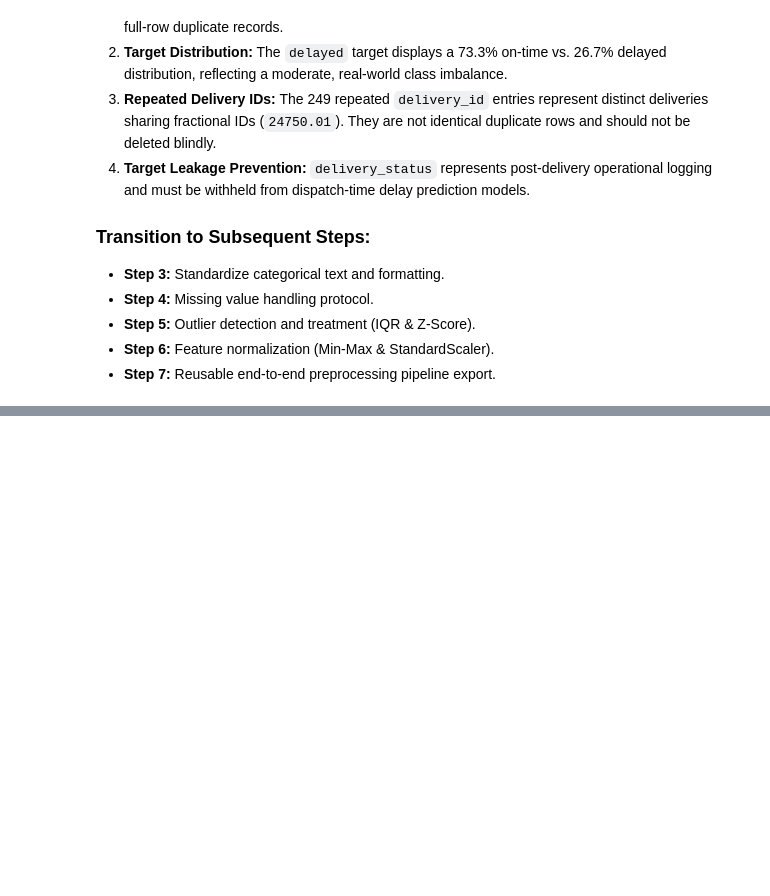
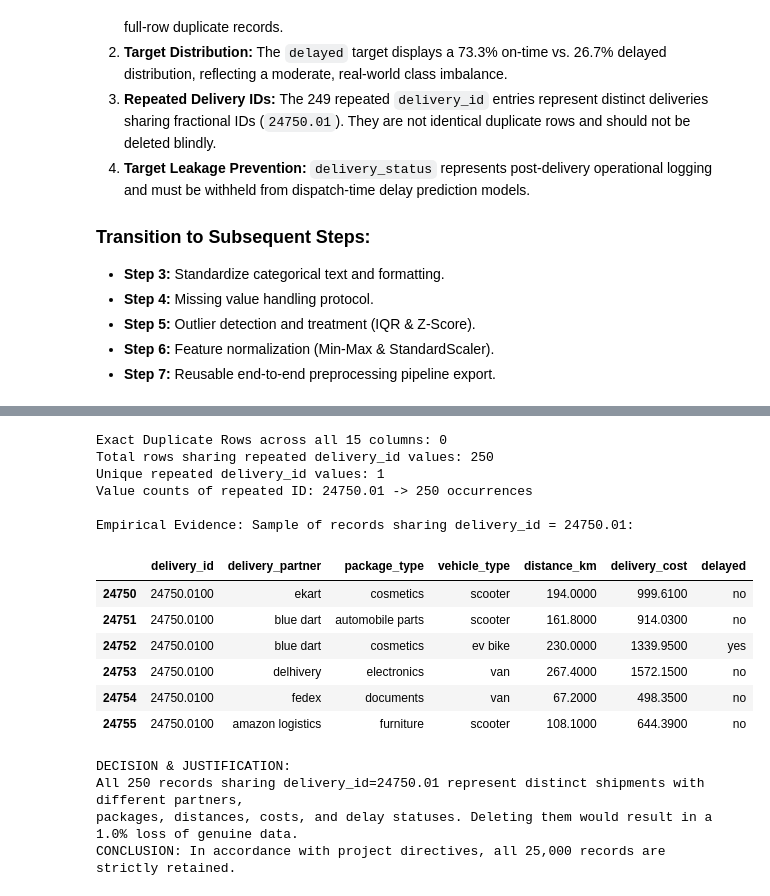
Before and after one commit to madhavanj8148/Logistics-Data-Analytics, a Jupyter notebook: notebooks/Week2_Data_Preprocessing.ipynb, the cells around one changed output, grey strips where cells are left out. Cells and saved outputs as stored; diff of their text form; code cells hidden in the pictures; blank space fills up the shorter version.

```diff
--- a/notebooks/Week2_Data_Preprocessing.ipynb
+++ b/notebooks/Week2_Data_Preprocessing.ipynb
@@ -458,0 +475,21 @@ This exploratory preprocessing notebook has established a verified, empirical pr
+# %%
+# 3.1 String Cleaning & Categorical Standardization
+# Create a dedicated working copy of the dataset for cleaning
+df_cleaned = df.copy()
+
+# 1. Standardize column name: traffic_Level -> traffic_level
+if 'traffic_Level' in df_cleaned.columns:
+    df_cleaned.rename(columns={'traffic_Level': 'traffic_level'}, inplace=True)
+    print("Renamed column: `traffic_Level` -> `traffic_level`")
+
+# 2. Vectorised whitespace stripping & lowercase standardization
+categorical_cols = df_cleaned.select_dtypes(include=['object', 'string']).columns.tolist()
+
+print(f"Cleaning {len(categorical_cols)} categorical/string columns:")
+for col in categorical_cols:
+    before_sample = df_cleaned[col].iloc[0]
+    df_cleaned[col] = df_cleaned[col].astype(str).str.strip().str.lower()
+    after_sample = df_cleaned[col].iloc[0]
+    print(f"  - `{col}`: e.g., '{before_sample}' -> '{after_sample}'")
+
+print("\nString cleaning and categorical standardization completed successfully!")
@@ -458,0 +549,40 @@ This exploratory preprocessing notebook has established a verified, empirical pr
+# %%
+# 3.3 Duplicate Records Analysis & Identifier Justification
+exact_dupes = df_cleaned.duplicated().sum()
+print(f"Exact Duplicate Rows across all 15 columns: {exact_dupes}")
+
+# Inspect rows sharing repeated delivery IDs
+repeated_mask = df_cleaned['delivery_id'].duplicated(keep=False)
+repeated_df = df_cleaned[repeated_mask].sort_values('delivery_id')
+
+print(f"Total rows sharing repeated delivery_id values: {len(repeated_df)}")
+print(f"Unique repeated delivery_id values: {repeated_df['delivery_id'].nunique()}")
+print(f"Value counts of repeated ID: {repeated_df['delivery_id'].iloc[0]} -> {len(repeated_df)} occurrences")
+
+# Display proof of distinct operational attributes
+print("\nEmpirical Evidence: Sample of records sharing delivery_id = 24750.01:")
+sample_repeated = repeated_df[['delivery_id', 'delivery_partner', 'package_type', 'vehicle_type', 'distance_km', 'delivery_cost', 'delayed']].head(6)
+display(sample_repeated)
+
+print("\nDECISION & JUSTIFICATION:")
+print("All 250 records sharing delivery_id=24750.01 represent distinct shipments with different partners,")
+print("packages, distances, costs, and delay statuses. Deleting them would result in a 1.0% loss of genuine data.")
+print("CONCLUSION: In accordance with project directives, all 25,000 records are strictly retained.")
+# %% [output]
+Exact Duplicate Rows across all 15 columns: 0
+Total rows sharing repeated delivery_id values: 250
+Unique repeated delivery_id values: 1
+Value counts of repeated ID: 24750.01 -> 250 occurrences
+
+Empirical Evidence: Sample of records sharing delivery_id = 24750.01:
+|  | delivery_id | delivery_partner | package_type | vehicle_type | distance_km | delivery_cost | delayed |
+| 24750 | 24750.0100 | ekart | cosmetics | scooter | 194.0000 | 999.6100 | no |
+| 24751 | 24750.0100 | blue dart | automobile parts | scooter | 161.8000 | 914.0300 | no |
+| 24752 | 24750.0100 | blue dart | cosmetics | ev bike | 230.0000 | 1339.9500 | yes |
+| 24753 | 24750.0100 | delhivery | electronics | van | 267.4000 | 1572.1500 | no |
+| 24754 | 24750.0100 | fedex | documents | van | 67.2000 | 498.3500 | no |
+| 24755 | 24750.0100 | amazon logistics | furniture | scooter | 108.1000 | 644.3900 | no |
+DECISION & JUSTIFICATION:
+All 250 records sharing delivery_id=24750.01 represent distinct shipments with different partners,
+packages, distances, costs, and delay statuses. Deleting them would result in a 1.0% loss of genuine data.
+CONCLUSION: In accordance with project directives, all 25,000 records are strictly retained.
```
Also changed, not shown: parts of 15 cells of this notebook, 5 other files.
